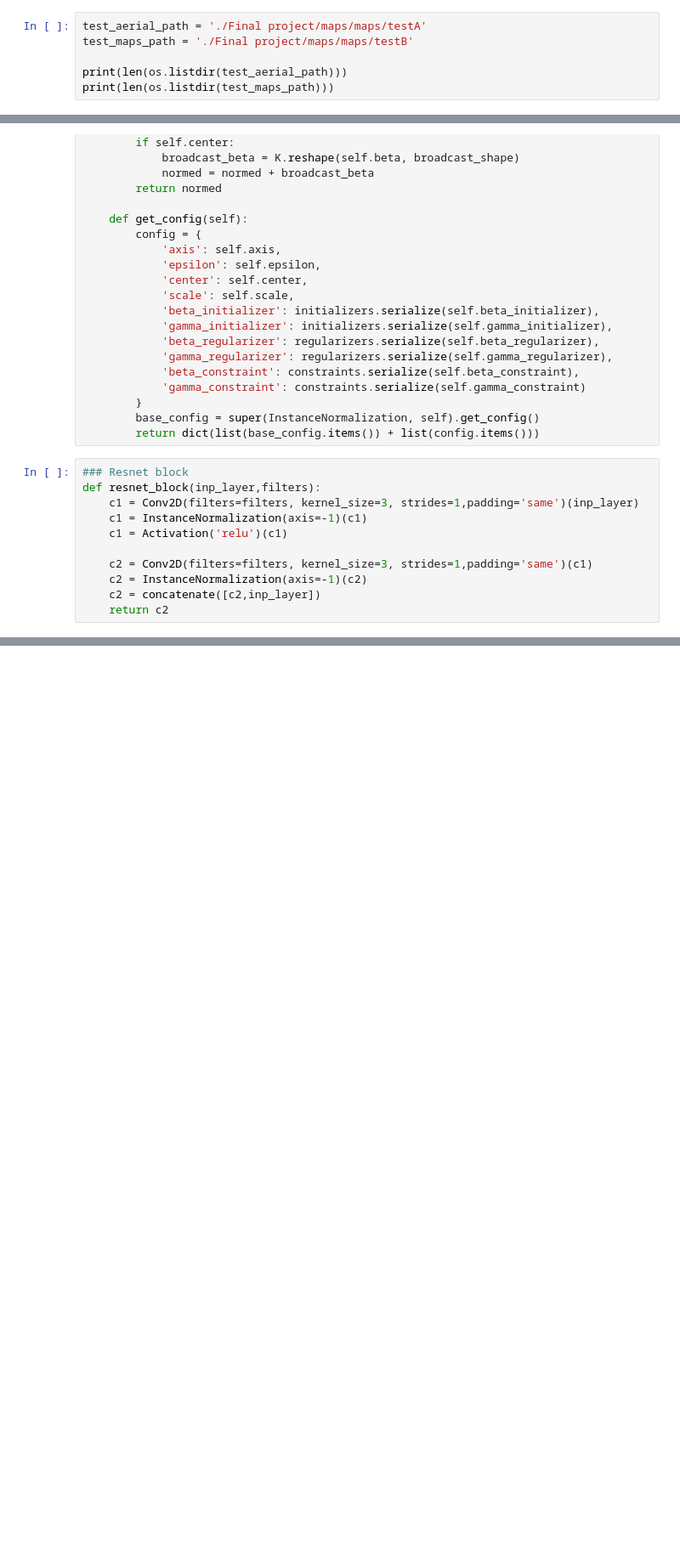
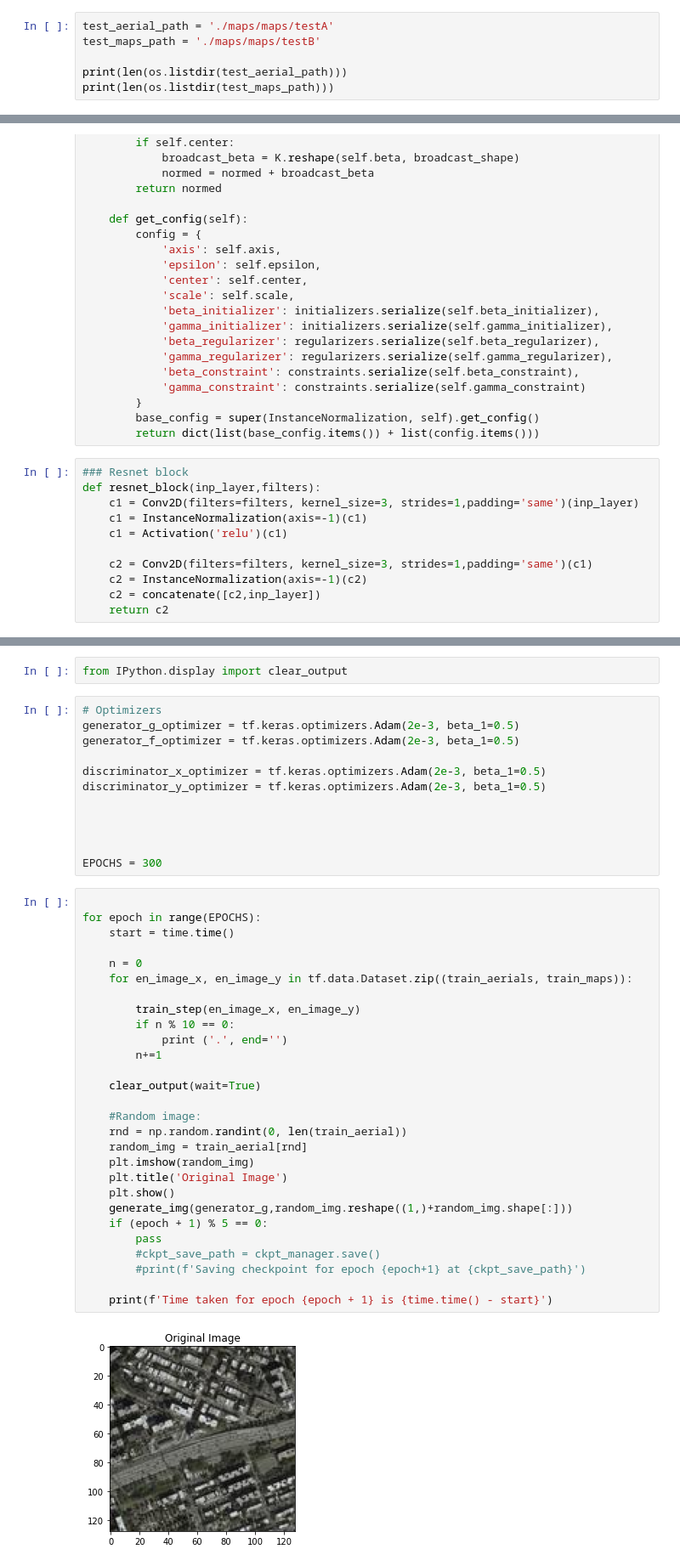
Before and after one commit to Astrojigs/Aerial-images-to-maps, a Jupyter notebook: Thesis CycleGAN.ipynb, the cells around one changed output, grey strips where cells are left out. Shown at 85% size. Cells and saved outputs as stored; diff of their text form; blank space fills up the shorter version.

```diff
--- a/Thesis CycleGAN.ipynb
+++ b/Thesis CycleGAN.ipynb
@@ -95,8 +98,8 @@ print(len(os.listdir(train_maps_path)))
 1096
 1096
 # %%
-test_aerial_path = './Final project/maps/maps/testA'
-test_maps_path = './Final project/maps/maps/testB'
+test_aerial_path = './maps/maps/testA'
+test_maps_path = './maps/maps/testB'
 
 print(len(os.listdir(test_aerial_path)))
 print(len(os.listdir(test_maps_path)))
@@ -384,0 +587,44 @@ def resnet_block(inp_layer,filters):
+# %%
+from IPython.display import clear_output
+# %%
+# Optimizers
+generator_g_optimizer = tf.keras.optimizers.Adam(2e-3, beta_1=0.5)
+generator_f_optimizer = tf.keras.optimizers.Adam(2e-3, beta_1=0.5)
+
+discriminator_x_optimizer = tf.keras.optimizers.Adam(2e-3, beta_1=0.5)
+discriminator_y_optimizer = tf.keras.optimizers.Adam(2e-3, beta_1=0.5)
+
+
+
+
+EPOCHS = 300
+# %%
+
+for epoch in range(EPOCHS):
+    start = time.time()
+
+    n = 0
+    for en_image_x, en_image_y in tf.data.Dataset.zip((train_aerials, train_maps)):
+
+        train_step(en_image_x, en_image_y)
+        if n % 10 == 0:
+            print ('.', end='')
+        n+=1
+
+    clear_output(wait=True)
+
+    #Random image:
+    rnd = np.random.randint(0, len(train_aerial))
+    random_img = train_aerial[rnd]
+    plt.imshow(random_img)
+    plt.title('Original Image')
+    plt.show()
+    generate_img(generator_g,random_img.reshape((1,)+random_img.shape[:]))
+    if (epoch + 1) % 5 == 0:
+        pass
+        #ckpt_save_path = ckpt_manager.save()
+        #print(f'Saving checkpoint for epoch {epoch+1} at {ckpt_save_path}')
+
+    print(f'Time taken for epoch {epoch + 1} is {time.time() - start}')
+# %% [output]
+[figure, added]
```
Also changed, not shown: parts of 20 cells of this notebook.
